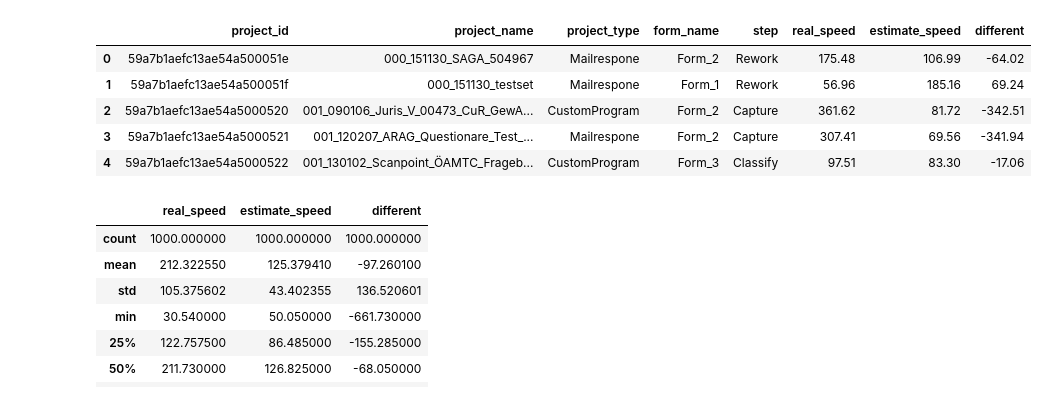
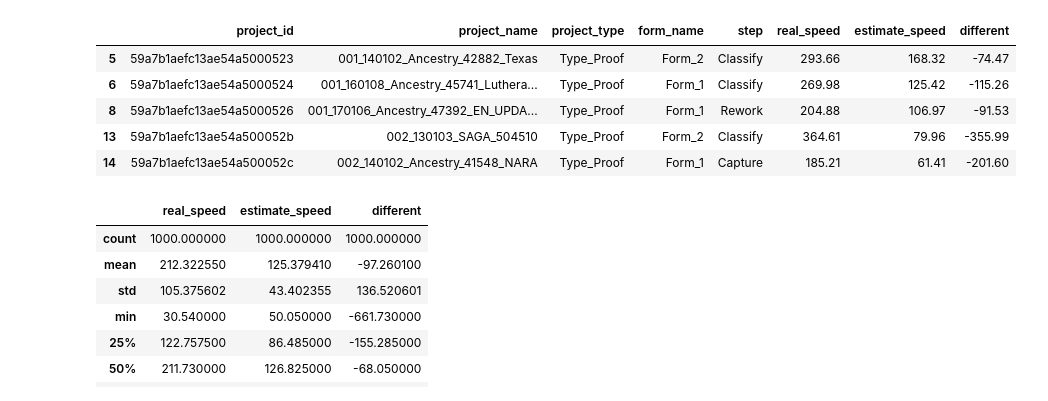
Before and after one commit to latumi231286/datascience-project_speed, a Jupyter notebook: Project_Speed.ipynb, the cells around one changed output. Saved outputs shown, nothing was run; the diff lists cells and outputs as text; code cells hidden in the pictures.

```diff
--- a/Project_Speed.ipynb
+++ b/Project_Speed.ipynb
@@ -19,13 +9,14 @@ Project_Speed_Data.csv
 # %%
-d=pd.read_csv(rootFolder + "Project_Speed_Data.csv")
+d= pd.read_csv(rootFolder + "Project_Speed_Data.csv")
+d.sort_values(['project_type', 'project_name'], ascending=[False, True], inplace=True)
 d.head()
 # %% [output]
 |  | project_id | project_name | project_type | form_name | step | real_speed | estimate_speed | different |
-| 0 | 59a7b1aefc13ae54a500051e | 000_151130_SAGA_504967 | Mailrespone | Form_2 | Rework | 175.48 | 106.99 | -64.02 |
-| 1 | 59a7b1aefc13ae54a500051f | 000_151130_testset | Mailrespone | Form_1 | Rework | 56.96 | 185.16 | 69.24 |
-| 2 | 59a7b1aefc13ae54a5000520 | 001_090106_Juris_V_00473_CuR_GewA... | CustomProgram | Form_2 | Capture | 361.62 | 81.72 | -342.51 |
-| 3 | 59a7b1aefc13ae54a5000521 | 001_120207_ARAG_Questionare_Test_... | Mailrespone | Form_2 | Capture | 307.41 | 69.56 | -341.94 |
-| 4 | 59a7b1aefc13ae54a5000522 | 001_130102_Scanpoint_ÖAMTC_Frageb... | CustomProgram | Form_3 | Classify | 97.51 | 83.30 | -17.06 |
+| 5 | 59a7b1aefc13ae54a5000523 | 001_140102_Ancestry_42882_Texas | Type_Proof | Form_2 | Classify | 293.66 | 168.32 | -74.47 |
+| 6 | 59a7b1aefc13ae54a5000524 | 001_160108_Ancestry_45741_Luthera... | Type_Proof | Form_1 | Classify | 269.98 | 125.42 | -115.26 |
+| 8 | 59a7b1aefc13ae54a5000526 | 001_170106_Ancestry_47392_EN_UPDA... | Type_Proof | Form_1 | Rework | 204.88 | 106.97 | -91.53 |
+| 13 | 59a7b1aefc13ae54a500052b | 002_130103_SAGA_504510 | Type_Proof | Form_2 | Classify | 364.61 | 79.96 | -355.99 |
+| 14 | 59a7b1aefc13ae54a500052c | 002_140102_Ancestry_41548_NARA | Type_Proof | Form_1 | Capture | 185.21 | 61.41 | -201.60 |
 # %%
 d.describe()
 # %% [output]
```
Also changed, not shown: parts of 7 cells of this notebook.
